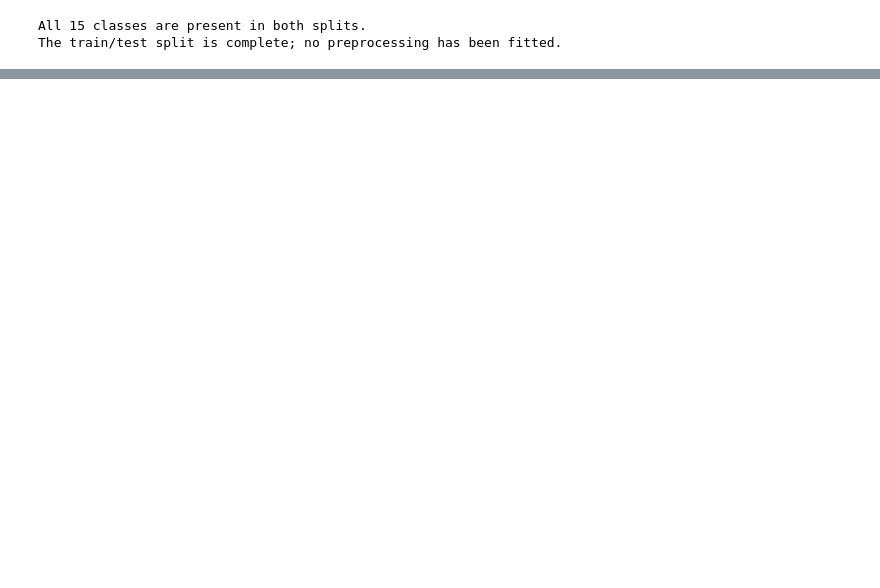
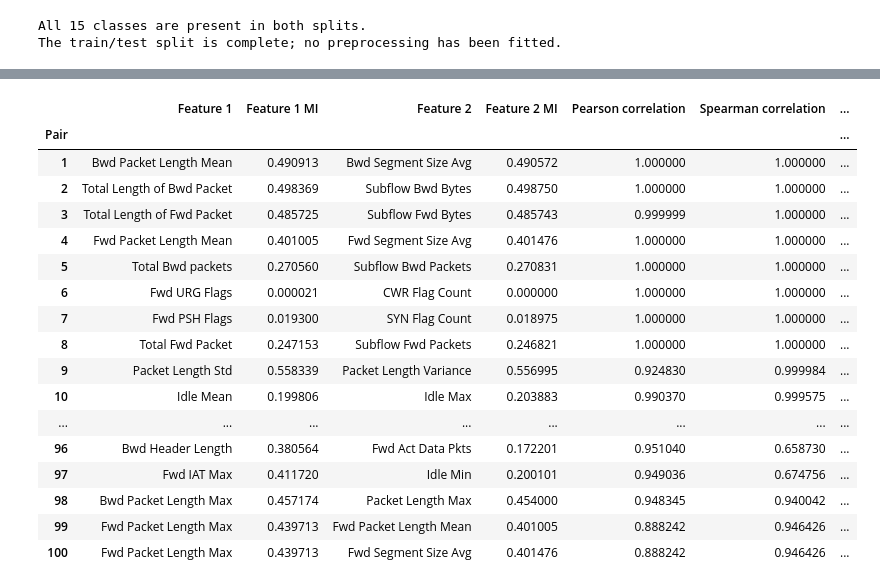
Before and after one commit to Adam-Zouari/DoS-Intrusion-Detection-System, a Jupyter notebook: ml/notebooks/02_feature_engineering.ipynb, the cells around one changed output, grey strips where cells are left out. Saved outputs shown, nothing was run; the diff lists cells and outputs as text; code cells hidden in the pictures; blank space fills up the shorter version.

Commit message:
feat(ml): add mutual information and correlation feature analysis

```diff
--- a/ml/notebooks/02_feature_engineering.ipynb
+++ b/ml/notebooks/02_feature_engineering.ipynb
@@ -330,0 +559,70 @@ The train/test split is complete; no preprocessing has been fitted.
+# %%
+mi_score_by_feature = mutual_information_ranking.set_index(
+    "Feature"
+)["Mutual information"]
+
+combined_filter_results = (
+    pearson_correlation_pairs[
+        ["Feature 1", "Feature 2", "Pearson correlation"]
+    ]
+    .merge(
+        spearman_correlation_pairs[
+            ["Feature 1", "Feature 2", "Spearman correlation"]
+        ],
+        on=["Feature 1", "Feature 2"],
+        how="inner",
+        validate="one_to_one",
+    )
+)
+combined_filter_results.insert(
+    1,
+    "Feature 1 MI",
+    combined_filter_results["Feature 1"].map(mi_score_by_feature),
+)
+combined_filter_results.insert(
+    3,
+    "Feature 2 MI",
+    combined_filter_results["Feature 2"].map(mi_score_by_feature),
+)
+combined_filter_results["Absolute Pearson correlation"] = (
+    combined_filter_results["Pearson correlation"].abs()
+)
+combined_filter_results["Absolute Spearman correlation"] = (
+    combined_filter_results["Spearman correlation"].abs()
+)
+combined_filter_results["Maximum absolute correlation"] = (
+    combined_filter_results[
+        [
+            "Absolute Pearson correlation",
+            "Absolute Spearman correlation",
+        ]
+    ].max(axis=1)
+)
+combined_filter_results.sort_values(
+    "Maximum absolute correlation",
+    ascending=False,
+    inplace=True,
+)
+combined_filter_results.index = pd.RangeIndex(
+    start=1,
+    stop=len(combined_filter_results) + 1,
+    name="Pair",
+)
+
+print(f"Combined feature pairs: {len(combined_filter_results):,}")
+print(f"Top {TOP_CORRELATION_PAIRS_TO_DISPLAY} pairs are displayed below.")
+
+combined_filter_display = combined_filter_results.head(
+    TOP_CORRELATION_PAIRS_TO_DISPLAY
+).copy()
+numeric_result_columns = [
+    column
+    for column in combined_filter_display.columns
+    if column not in ["Feature 1", "Feature 2"]
+]
+combined_filter_display[numeric_result_columns] = (
+    combined_filter_display[numeric_result_columns].round(6)
+)
+with pd.option_context("display.max_rows", None):
+    display(combined_filter_display)
+# %% [output]
@@ -330,0 +631,18 @@ The train/test split is complete; no preprocessing has been fitted.
+|  | Feature 1 | Feature 1 MI | Feature 2 | Feature 2 MI | Pearson correlation | Spearman correlation | ... |
+| Pair |  |  |  |  |  |  | ... |
+| 1 | Bwd Packet Length Mean | 0.490913 | Bwd Segment Size Avg | 0.490572 | 1.000000 | 1.000000 | ... |
+| 2 | Total Length of Bwd Packet | 0.498369 | Subflow Bwd Bytes | 0.498750 | 1.000000 | 1.000000 | ... |
+| 3 | Total Length of Fwd Packet | 0.485725 | Subflow Fwd Bytes | 0.485743 | 0.999999 | 1.000000 | ... |
+| 4 | Fwd Packet Length Mean | 0.401005 | Fwd Segment Size Avg | 0.401476 | 1.000000 | 1.000000 | ... |
+| 5 | Total Bwd packets | 0.270560 | Subflow Bwd Packets | 0.270831 | 1.000000 | 1.000000 | ... |
+| 6 | Fwd URG Flags | 0.000021 | CWR Flag Count | 0.000000 | 1.000000 | 1.000000 | ... |
+| 7 | Fwd PSH Flags | 0.019300 | SYN Flag Count | 0.018975 | 1.000000 | 1.000000 | ... |
+| 8 | Total Fwd Packet | 0.247153 | Subflow Fwd Packets | 0.246821 | 1.000000 | 1.000000 | ... |
+| 9 | Packet Length Std | 0.558339 | Packet Length Variance | 0.556995 | 0.924830 | 0.999984 | ... |
+| 10 | Idle Mean | 0.199806 | Idle Max | 0.203883 | 0.990370 | 0.999575 | ... |
+| ... | ... | ... | ... | ... | ... | ... | ... |
+| 96 | Bwd Header Length | 0.380564 | Fwd Act Data Pkts | 0.172201 | 0.951040 | 0.658730 | ... |
+| 97 | Fwd IAT Max | 0.411720 | Idle Min | 0.200101 | 0.949036 | 0.674756 | ... |
+| 98 | Bwd Packet Length Max | 0.457174 | Packet Length Max | 0.454000 | 0.948345 | 0.940042 | ... |
+| 99 | Fwd Packet Length Max | 0.439713 | Fwd Packet Length Mean | 0.401005 | 0.888242 | 0.946426 | ... |
+| 100 | Fwd Packet Length Max | 0.439713 | Fwd Segment Size Avg | 0.401476 | 0.888242 | 0.946426 | ... |
```
Also changed, not shown: parts of 16 cells of this notebook.
